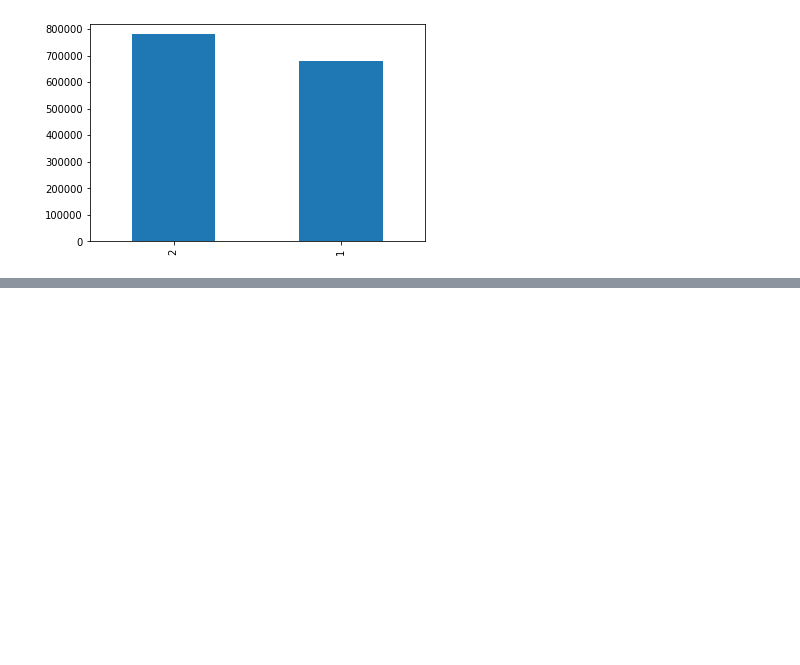
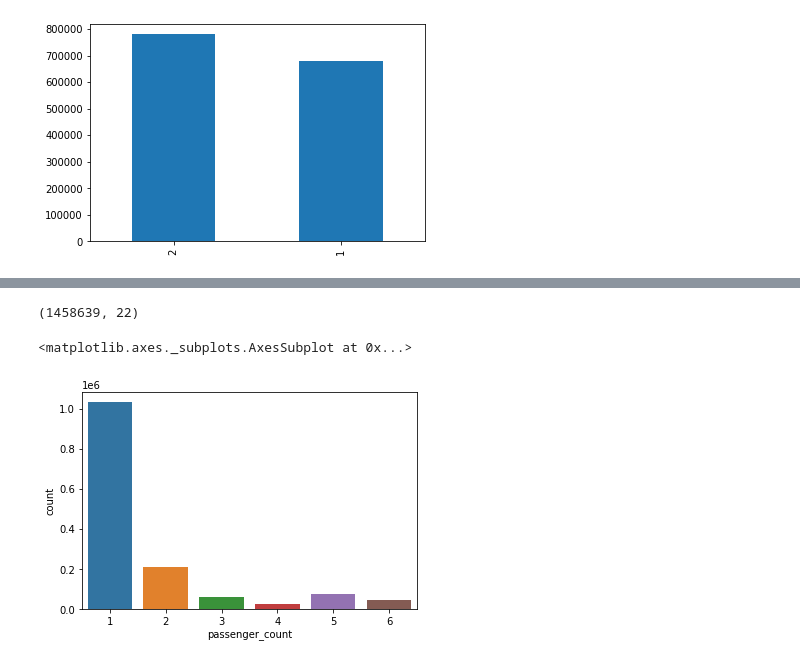
Before and after one commit to rubeshajith/NYC-taxi-trip-time-prediction, a Jupyter notebook: NYC_Taxi_Trip_Time_Prediction_Capstone_Project.ipynb, the cells around one changed output, grey strips where cells are left out. Cells and saved outputs as stored; diff of their text form; code cells hidden in the pictures; blank space fills up the shorter version.

```diff
--- a/NYC_Taxi_Trip_Time_Prediction_Capstone_Project.ipynb
+++ b/NYC_Taxi_Trip_Time_Prediction_Capstone_Project.ipynb
@@ -183,0 +317,13 @@ df["vendor_id"].value_counts().plot(kind="bar")
+# %%
+df["passenger_count"] = df['passenger_count'].map(lambda x: 1 if x == 0 else x)
+# %%
+df.shape
+# %% [output]
+(1458639, 22)
+# %%
+df = df[df["passenger_count"] <= 6]
+# %%
+sns.countplot(x="passenger_count", data= df)
+# %% [output]
+<matplotlib.axes._subplots.AxesSubplot at 0x...>
+[figure, added]
```
Also changed, not shown: parts of 35 cells of this notebook.
